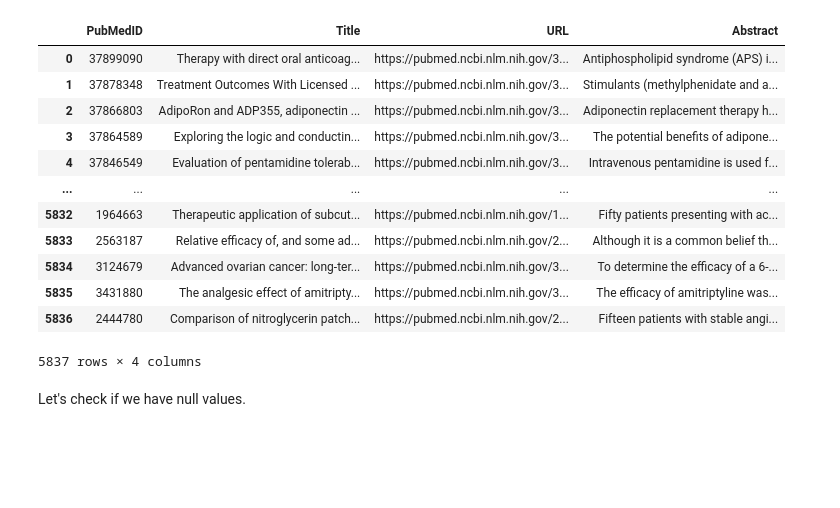
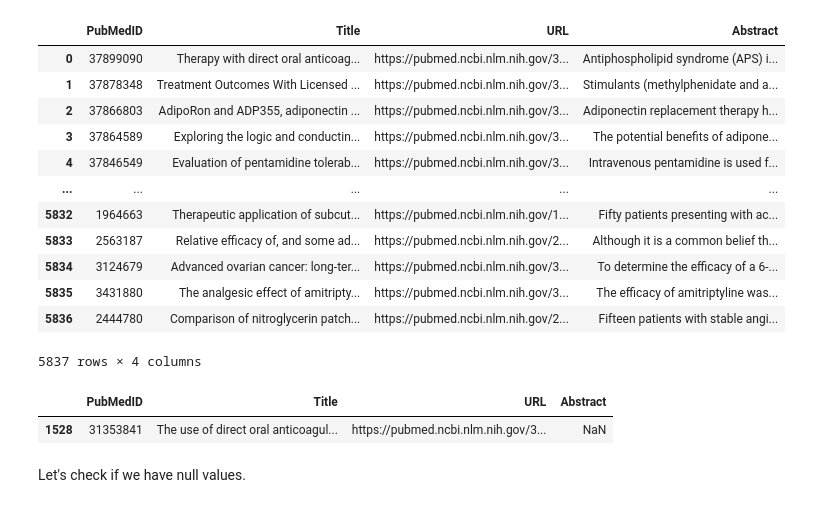
Before and after one commit to SuleymanIII/LLM-Justification, a Jupyter notebook: Project.ipynb, the cells around one changed output. Drawn from its saved outputs; the diff is of its cells as text; code cells hidden in the pictures; blank space fills up the shorter version.

```diff
--- a/Project.ipynb
+++ b/Project.ipynb
@@ -56,6 +56,12 @@ data
 | 5835 | 3431880 | The analgesic effect of amitripty... | https://pubmed.ncbi.nlm.nih.gov/3... | The efficacy of amitriptyline was... |
 | 5836 | 2444780 | Comparison of nitroglycerin patch... | https://pubmed.ncbi.nlm.nih.gov/2... | Fifteen patients with stable angi... |
 5837 rows × 4 columns
+# %%
+specific_entry = data.loc[data['PubMedID'] == 31353841]
+specific_entry
+# %% [output]
+|  | PubMedID | Title | URL | Abstract |
+| 1528 | 31353841 | The use of direct oral anticoagul... | https://pubmed.ncbi.nlm.nih.gov/3... | NaN |
 # %% [markdown]
 Let's check if we have null values.
 # %%
```
Also changed, not shown: parts of 9 cells of this notebook, 4 other files.
